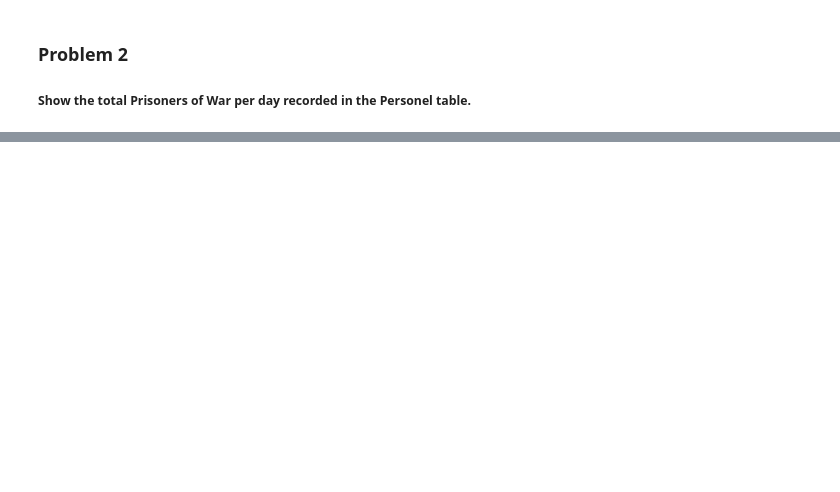
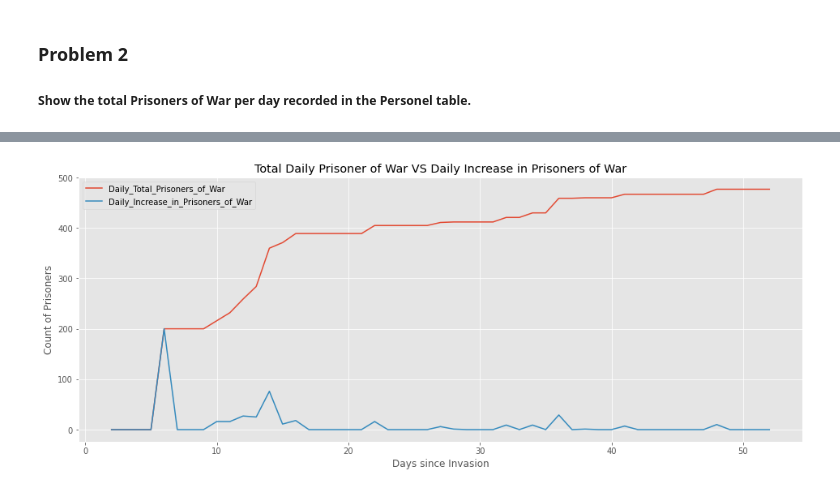
Before and after one commit to Sonya-7/Russian_Invasion_of_Ukraine, a Jupyter notebook: russian-invasion-of-ukraine.ipynb, the cells around one changed output, grey strips where cells are left out. Saved outputs shown, nothing was run; the diff lists cells and outputs as text; code cells hidden in the pictures; blank space fills up the shorter version.

```diff
--- a/russian-invasion-of-ukraine.ipynb
+++ b/russian-invasion-of-ukraine.ipynb
@@ -223,0 +175,13 @@ totals.sort_values(by=['Total Loss'], ascending=False).head(5).transpose()
+# %%
+last = 0
+increase = []
+
+for i in (pow_data['POW'].values):
+    count = i - last
+    increase.append(count)
+    last = i
+pow_data['Daily_Increase_in_Prisoners_of_War'] = increase
+
+pow_data_ = pow_data[['day', 'POW', 'Daily_Increase_in_Prisoners_of_War']].set_index('day')
+pow_data_.rename(columns={'POW':'Daily_Total_Prisoners_of_War'}, inplace=True)
+pow_data_
@@ -223,0 +207,8 @@ totals.sort_values(by=['Total Loss'], ascending=False).head(5).transpose()
+# %%
+pow_data_.plot(kind='line', figsize=(16,6))
+plt.xlabel('Days since Invasion')
+plt.ylabel('Count of Prisoners')
+plt.title("Total Daily Prisoner of War VS Daily Increase in Prisoners of War")
+plt.show()
+# %% [output]
+[figure, added]
```
Also changed, not shown: parts of 33 cells of this notebook.
